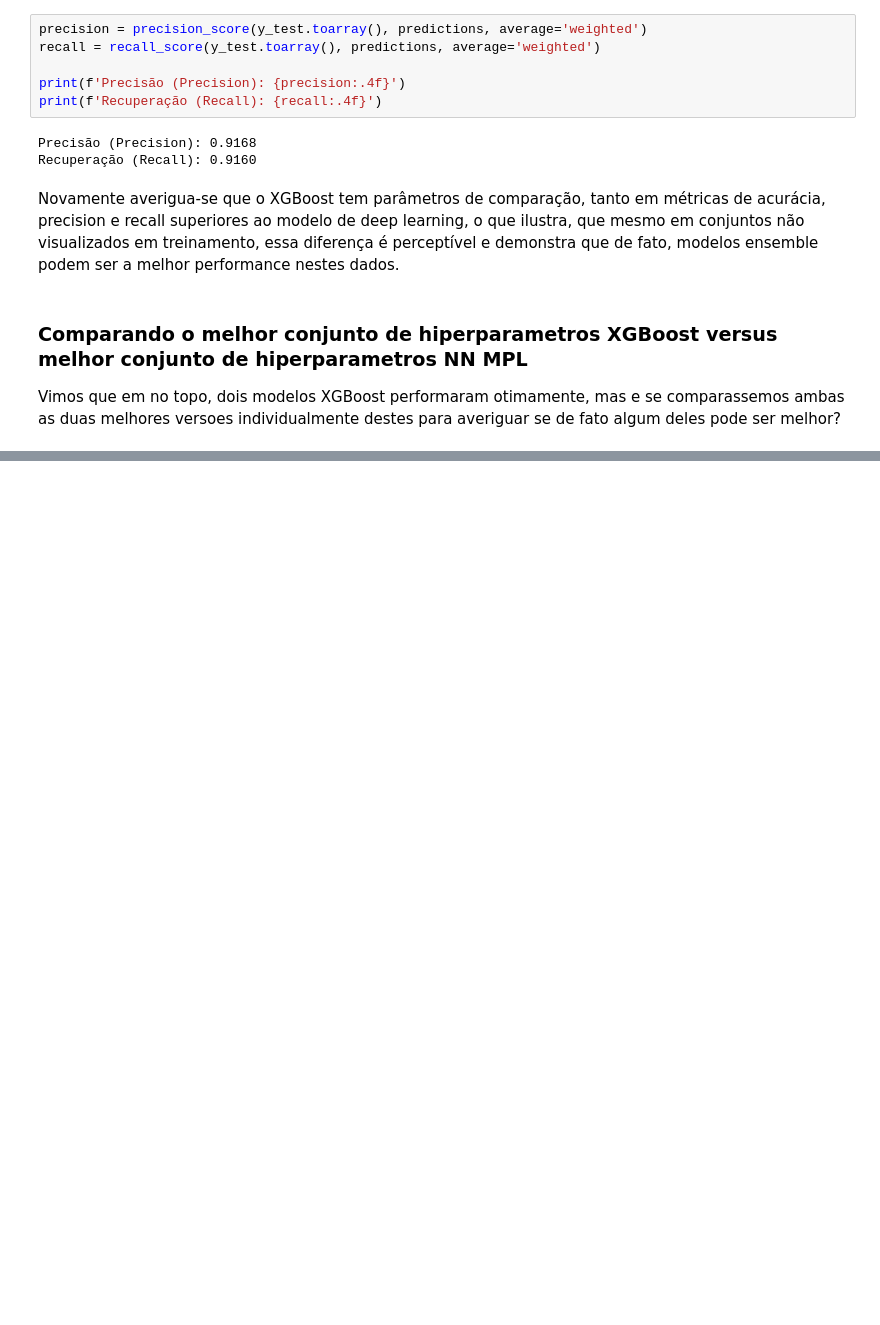
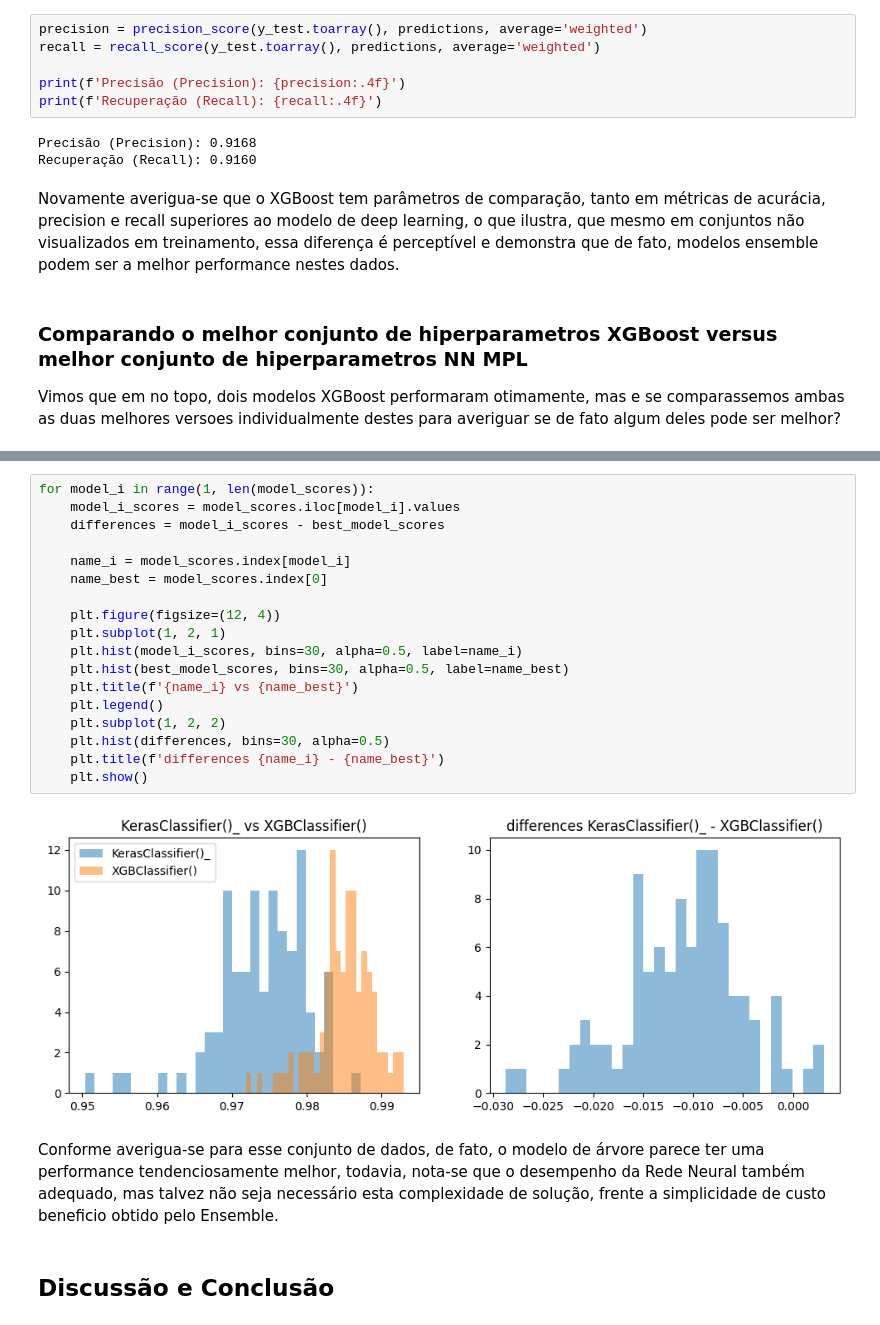
Before and after one commit to matheus-1618/xgboost-vs-deeplearning, a Jupyter notebook: xgboost_vs_dl.ipynb, the cells around one changed output, grey strips where cells are left out. Saved outputs shown, nothing was run; the diff lists cells and outputs as text; blank space fills up the shorter version.

```diff
--- a/xgboost_vs_dl.ipynb
+++ b/xgboost_vs_dl.ipynb
@@ -857,0 +984,24 @@ Fitting 100 folds for each of 2 candidates, totalling 200 fits
+# %%
+for model_i in range(1, len(model_scores)):
+    model_i_scores = model_scores.iloc[model_i].values
+    differences = model_i_scores - best_model_scores
+
+    name_i = model_scores.index[model_i]
+    name_best = model_scores.index[0]
+
+    plt.figure(figsize=(12, 4))
+    plt.subplot(1, 2, 1)
+    plt.hist(model_i_scores, bins=30, alpha=0.5, label=name_i)
+    plt.hist(best_model_scores, bins=30, alpha=0.5, label=name_best)
+    plt.title(f'{name_i} vs {name_best}')
+    plt.legend()
+    plt.subplot(1, 2, 2)
+    plt.hist(differences, bins=30, alpha=0.5)
+    plt.title(f'differences {name_i} - {name_best}')
+    plt.show()
+# %% [output]
+[figure, added]
+# %% [markdown]
+Conforme averigua-se para esse conjunto de dados, de fato, o modelo de árvore parece ter uma performance tendenciosamente melhor, todavia, nota-se que o desempenho da Rede Neural também adequado, mas talvez não seja necessário esta complexidade de solução, frente a simplicidade de custo beneficio obtido pelo Ensemble.
+# %% [markdown]
+## Discussão e Conclusão
```
Also changed, not shown: parts of 9 cells of this notebook.
